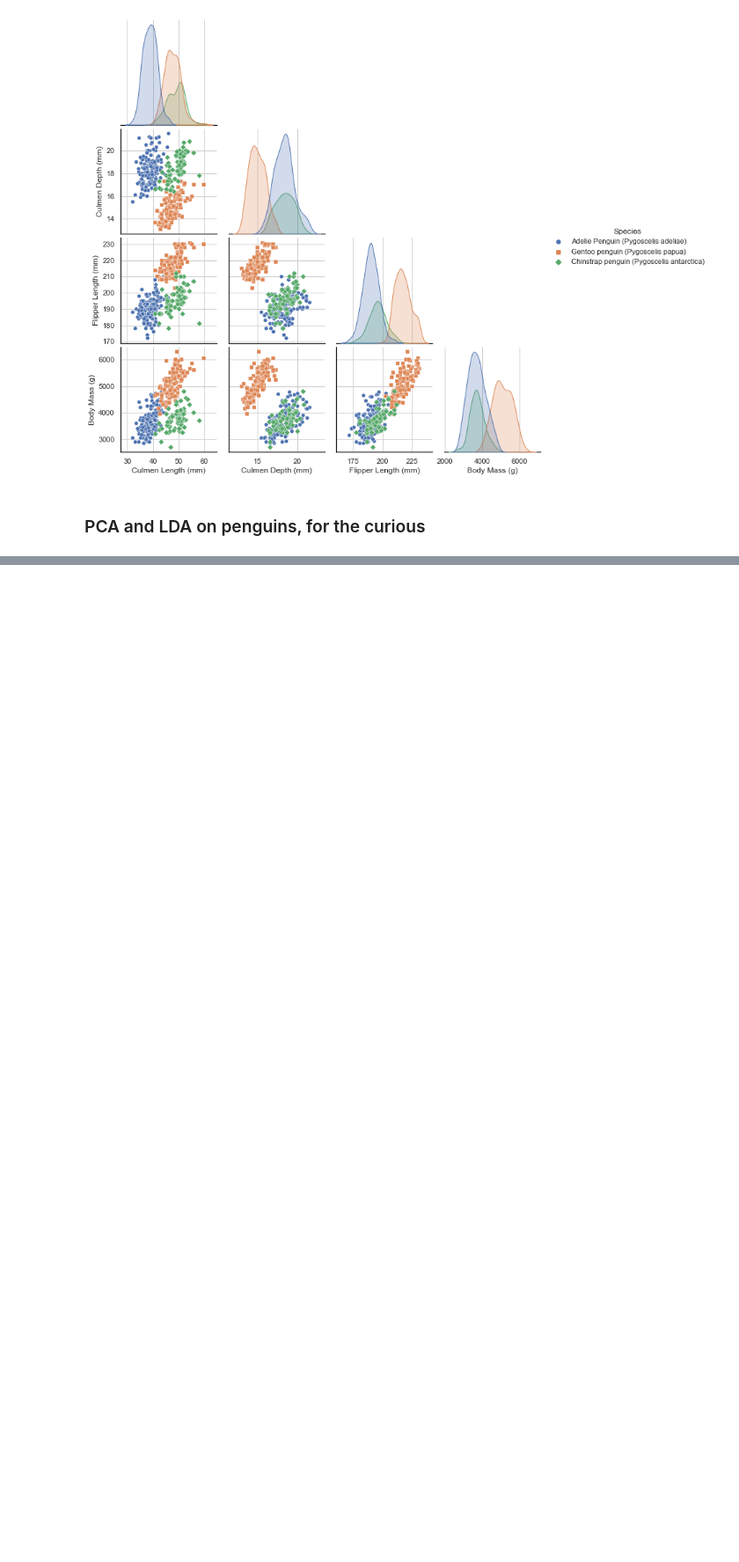
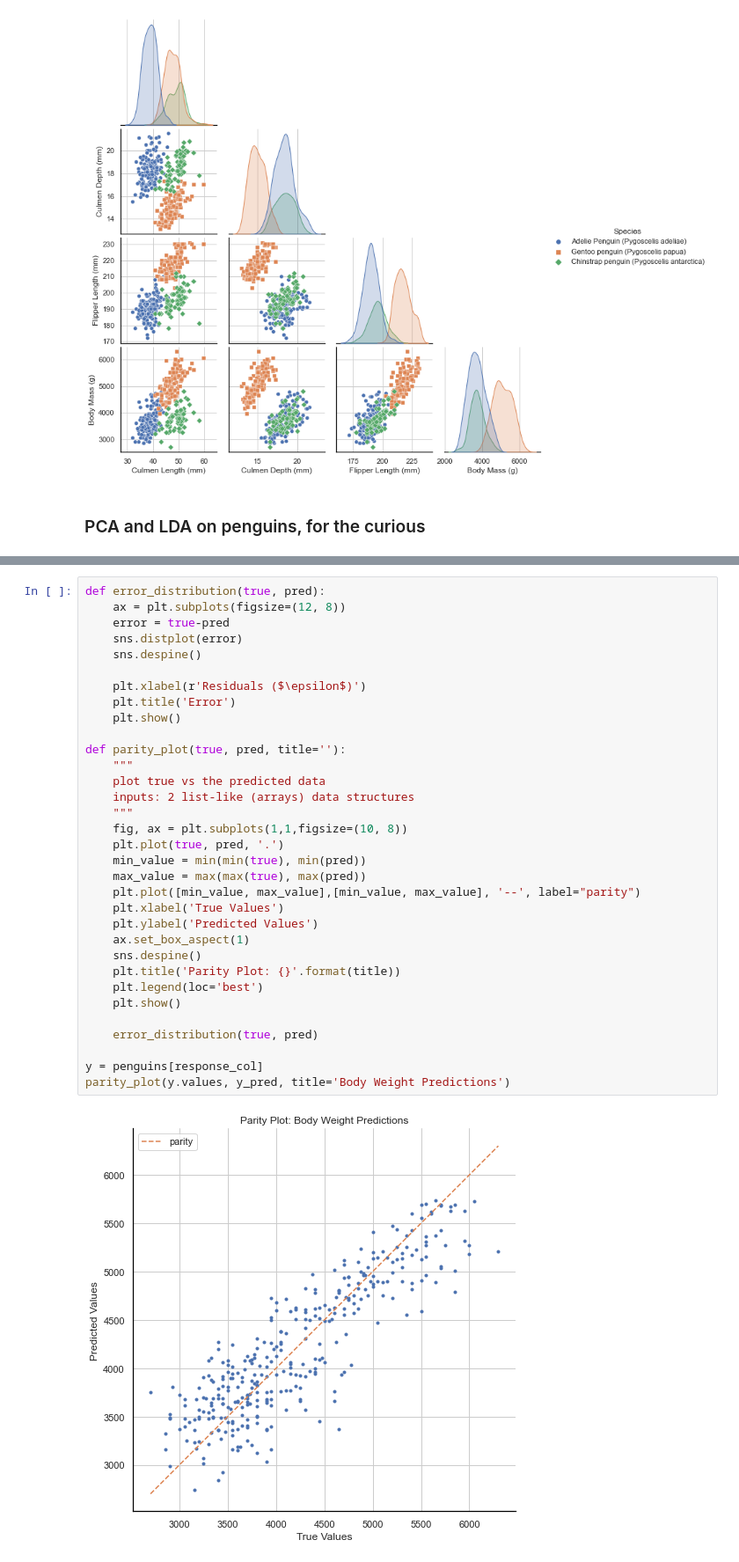
Before and after one commit to neda0/uw_biol359_spr21, a Jupyter notebook: w7_mlr.ipynb, the cells around one changed output, grey strips where cells are left out. Shown at 88% size. Saved outputs shown, nothing was run; the diff lists cells and outputs as text; blank space fills up the shorter version.

```diff
--- a/w7_mlr.ipynb
+++ b/w7_mlr.ipynb
@@ -162,0 +218,35 @@ makeplots(penguins, ['Culmen Length (mm)', 'Culmen Depth (mm)', 'Flipper Length
+# %%
+def error_distribution(true, pred):
+    ax = plt.subplots(figsize=(12, 8))
+    error = true-pred
+    sns.distplot(error)
+    sns.despine()
+
+    plt.xlabel(r'Residuals ($\epsilon$)')
+    plt.title('Error')
+    plt.show()
+
+def parity_plot(true, pred, title=''):
+    """
+    plot true vs the predicted data
+    inputs: 2 list-like (arrays) data structures
+    """
+    fig, ax = plt.subplots(1,1,figsize=(10, 8))
+    plt.plot(true, pred, '.')
+    min_value = min(min(true), min(pred))
+    max_value = max(max(true), max(pred))
+    plt.plot([min_value, max_value],[min_value, max_value], '--', label="parity")
+    plt.xlabel('True Values')
+    plt.ylabel('Predicted Values')
+    ax.set_box_aspect(1)
+    sns.despine()
+    plt.title('Parity Plot: {}'.format(title))
+    plt.legend(loc='best')
+    plt.show()
+
+    error_distribution(true, pred)
+
+y = penguins[response_col]
+parity_plot(y.values, y_pred, title='Body Weight Predictions')
+# %% [output]
+[figure, added]
```
Also changed, not shown: parts of 4 cells of this notebook.
